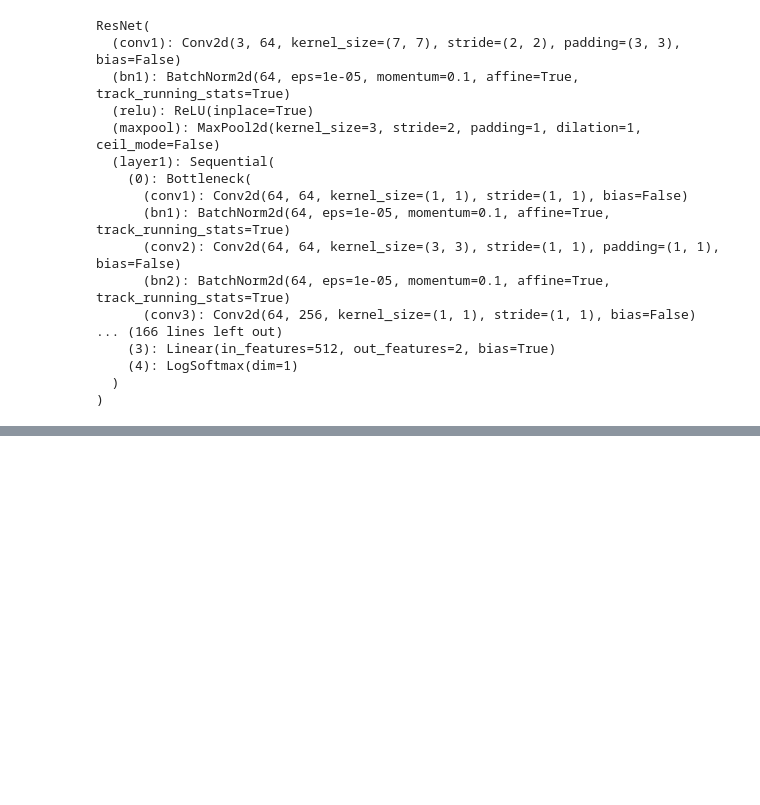
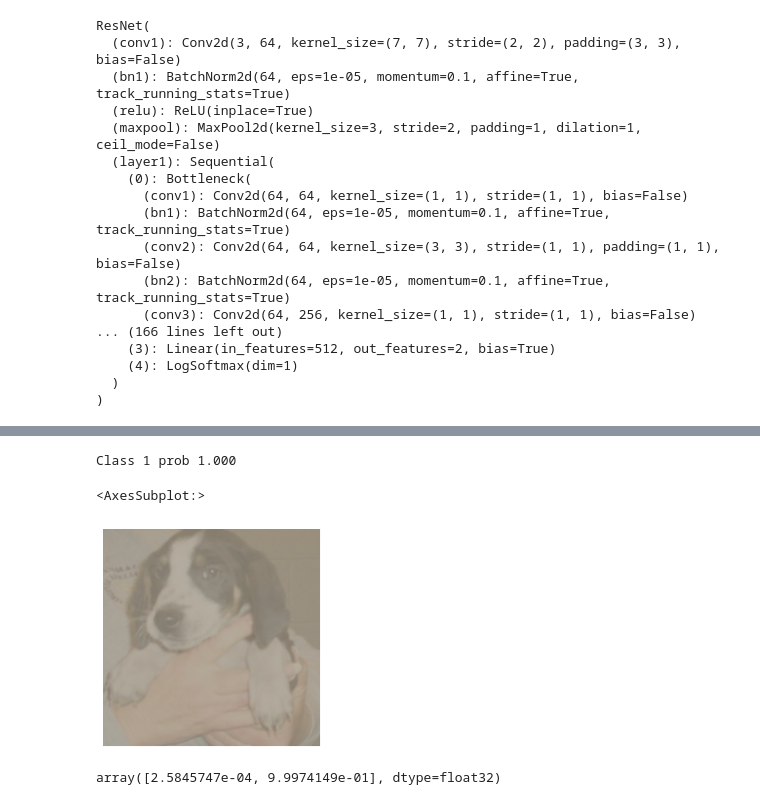
Before and after one commit to staskh/deep-learning-v2-pytorch, a Jupyter notebook: intro-to-pytorch/Part 8 - Transfer Learning (Exercises).ipynb, the cells around one changed output, grey strips where cells are left out. Cells and saved outputs as stored; diff of their text form; code cells hidden in the pictures; blank space fills up the shorter version.

```diff
--- a/intro-to-pytorch/Part 8 - Transfer Learning (Exercises).ipynb
+++ b/intro-to-pytorch/Part 8 - Transfer Learning (Exercises).ipynb
@@ -313,3 +348,19 @@ RuntimeError: Input type (torch.FloatTensor) and weight type (torch.cuda.FloatTe
+# %%
+t = test_transforms(image)
+model.eval()
+log_ps = model(t.unsqueeze(0).to(device))
+ps = torch.exp(log_ps)
+top_p,top_class = ps.topk(1,dim=1)
+print("Class {} prob {:.03f}".format(top_class.item(),top_p.item()))
+helper.imshow(t)
+# %% [output]
+Class 1 prob 1.000
+<AxesSubplot:>
+[figure, added]
+# %%
+torch.exp(log_ps).detach().cpu().squeeze().numpy()
+# %% [output]
+array([2.5845747e-04, 9.9974149e-01], dtype=float32)
 # %%
 plt.plot(train_losses,label="Training loss")
 plt.plot(test_losses,label="Test loss")
```
Also changed, not shown: parts of 4 cells of this notebook.
